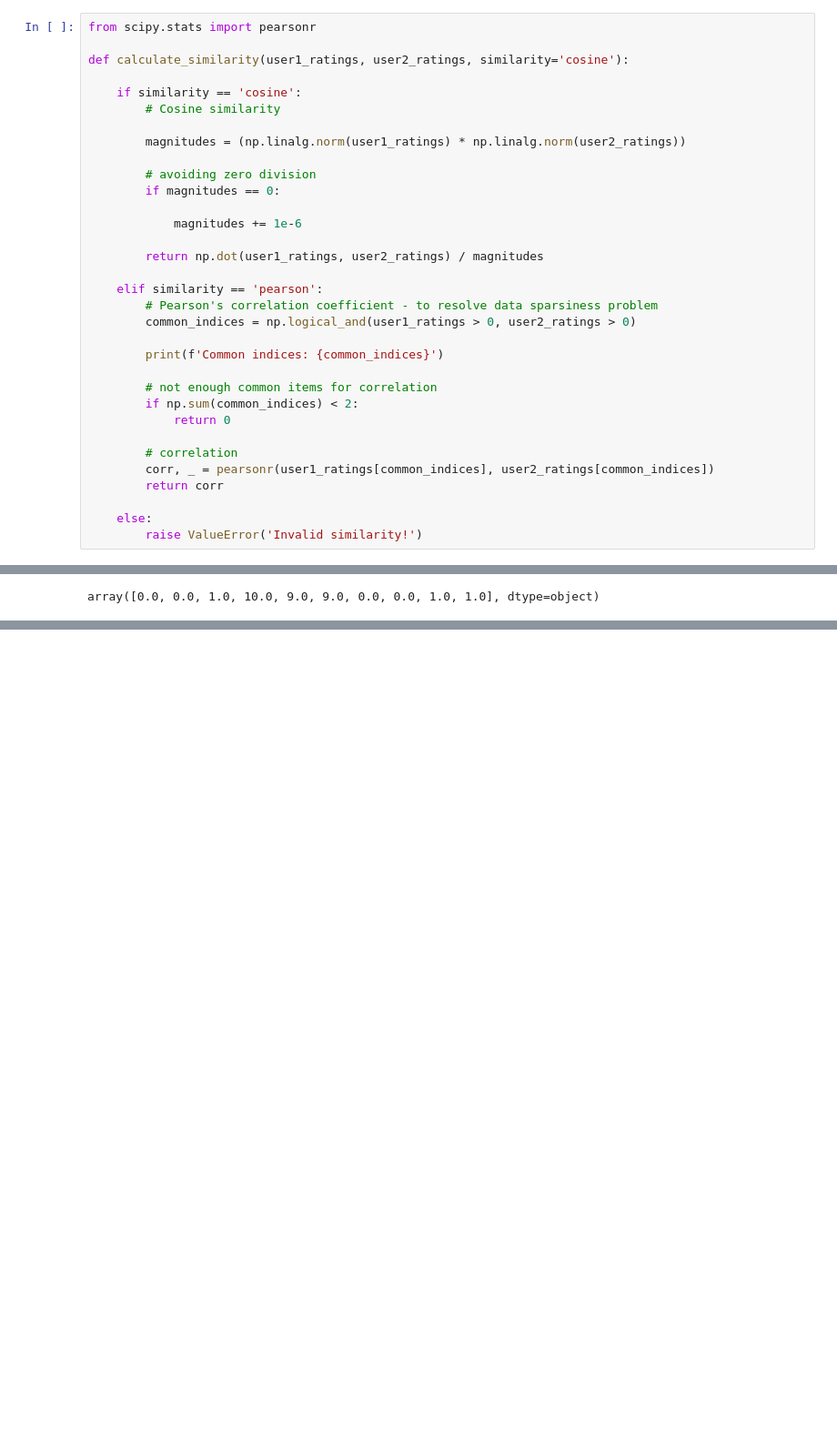
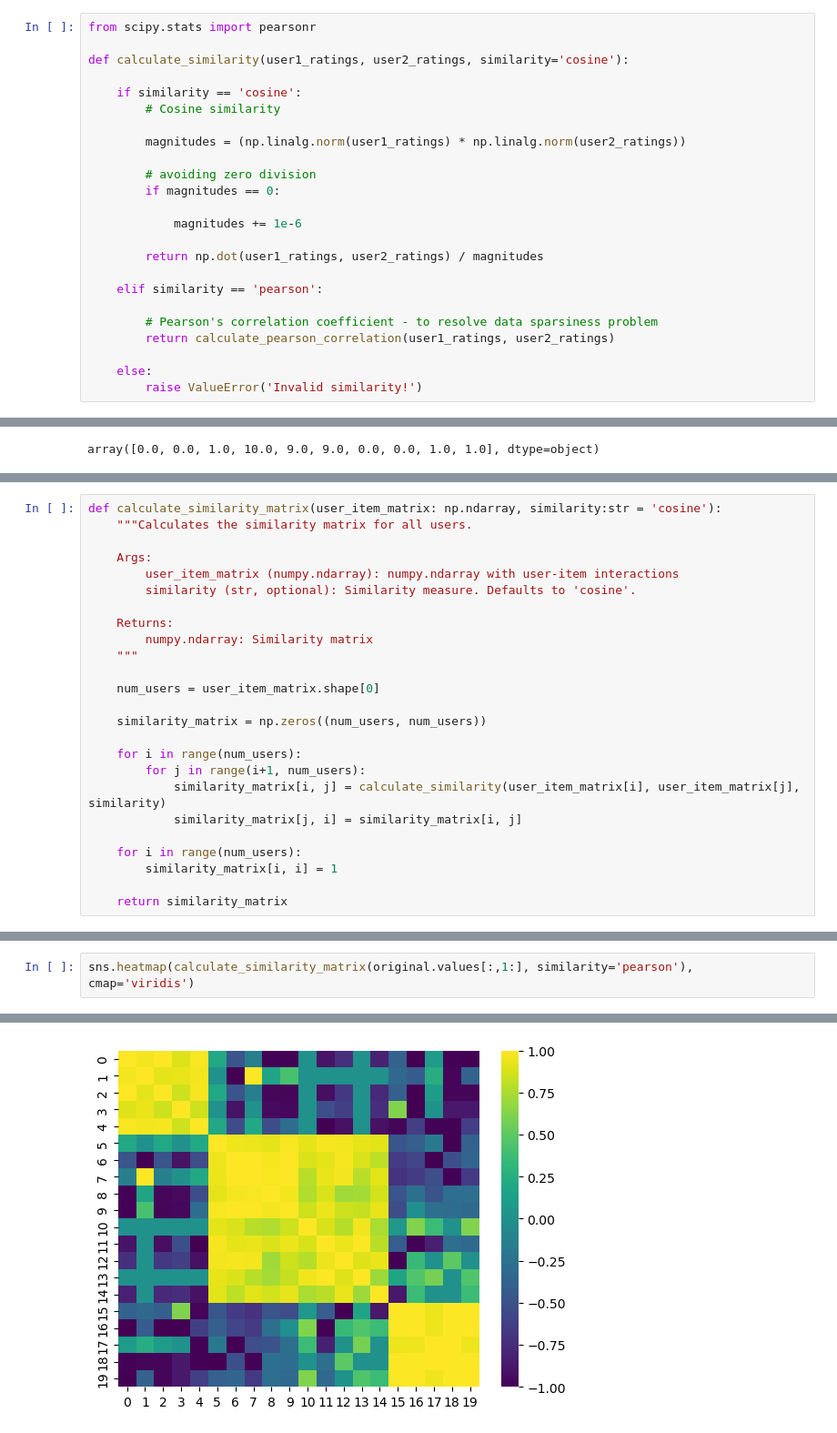
Before and after one commit to tgvp/Algoritmos-Recomendacao, a Jupyter notebook: src/rs-starter.ipynb, the cells around one changed output, grey strips where cells are left out. Shown: that part at 91% size. Cells and saved outputs as stored; diff of their text form; blank space fills up the shorter version.

Commit message:
function para calcular a similarity matrix usando pearson ou cosine

```diff
--- a/src/rs-starter.ipynb
+++ b/src/rs-starter.ipynb
@@ -645,18 +641,9 @@ def calculate_similarity(user1_ratings, user2_ratings, similarity='cosine'):
         return np.dot(user1_ratings, user2_ratings) / magnitudes
 
     elif similarity == 'pearson':
+
         # Pearson's correlation coefficient - to resolve data sparsiness problem
-        common_indices = np.logical_and(user1_ratings > 0, user2_ratings > 0)
-
-        print(f'Common indices: {common_indices}')
-
-        # not enough common items for correlation
-        if np.sum(common_indices) < 2:
-            return 0
-
-        # correlation
-        corr, _ = pearsonr(user1_ratings[common_indices], user2_ratings[common_indices])
-        return corr
+        return calculate_pearson_correlation(user1_ratings, user2_ratings)
 
     else:
         raise ValueError('Invalid similarity!')
@@ -712,0 +701,25 @@ Common indices: [False False  True  True False False False False False False]
+# %%
+def calculate_similarity_matrix(user_item_matrix: np.ndarray, similarity:str = 'cosine'):
+    """Calculates the similarity matrix for all users.
+
+    Args:
+        user_item_matrix (numpy.ndarray): numpy.ndarray with user-item interactions
+        similarity (str, optional): Similarity measure. Defaults to 'cosine'.
+
+    Returns:
+        numpy.ndarray: Similarity matrix
+    """
+
+    num_users = user_item_matrix.shape[0]
+
+    similarity_matrix = np.zeros((num_users, num_users))
+
+    for i in range(num_users):
+        for j in range(i+1, num_users):
+            similarity_matrix[i, j] = calculate_similarity(user_item_matrix[i], user_item_matrix[j], similarity)
+            similarity_matrix[j, i] = similarity_matrix[i, j]
+
+    for i in range(num_users):
+        similarity_matrix[i, i] = 1
+
+    return similarity_matrix
@@ -712,0 +769,3 @@ Common indices: [False False  True  True False False False False False False]
+# %%
+sns.heatmap(calculate_similarity_matrix(original.values[:,1:], similarity='pearson'), cmap='viridis')
+# %% [output]
@@ -712,0 +773 @@ Common indices: [False False  True  True False False False False False False]
+[figure, added]
```
Also changed, not shown: parts of 9 cells of this notebook.
